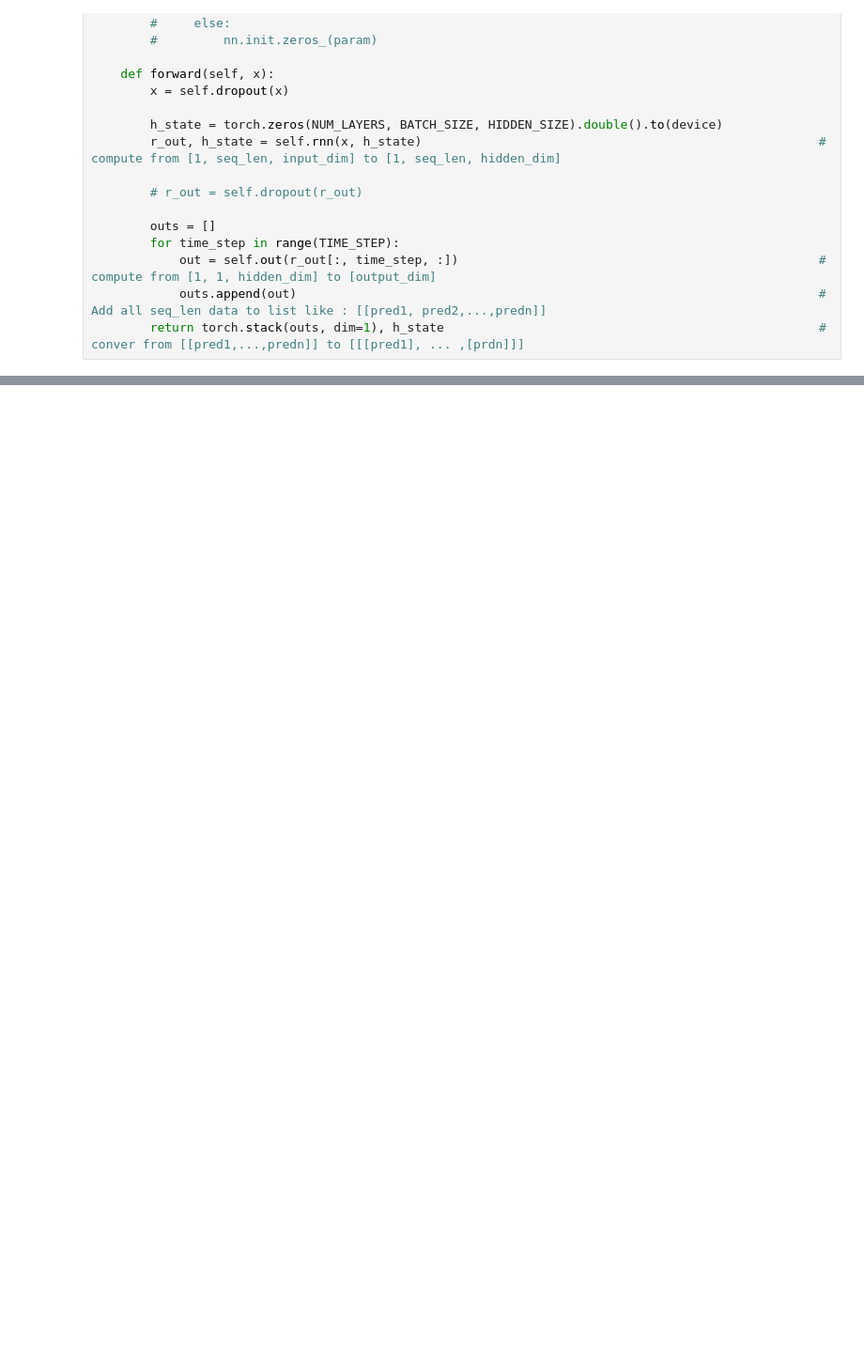
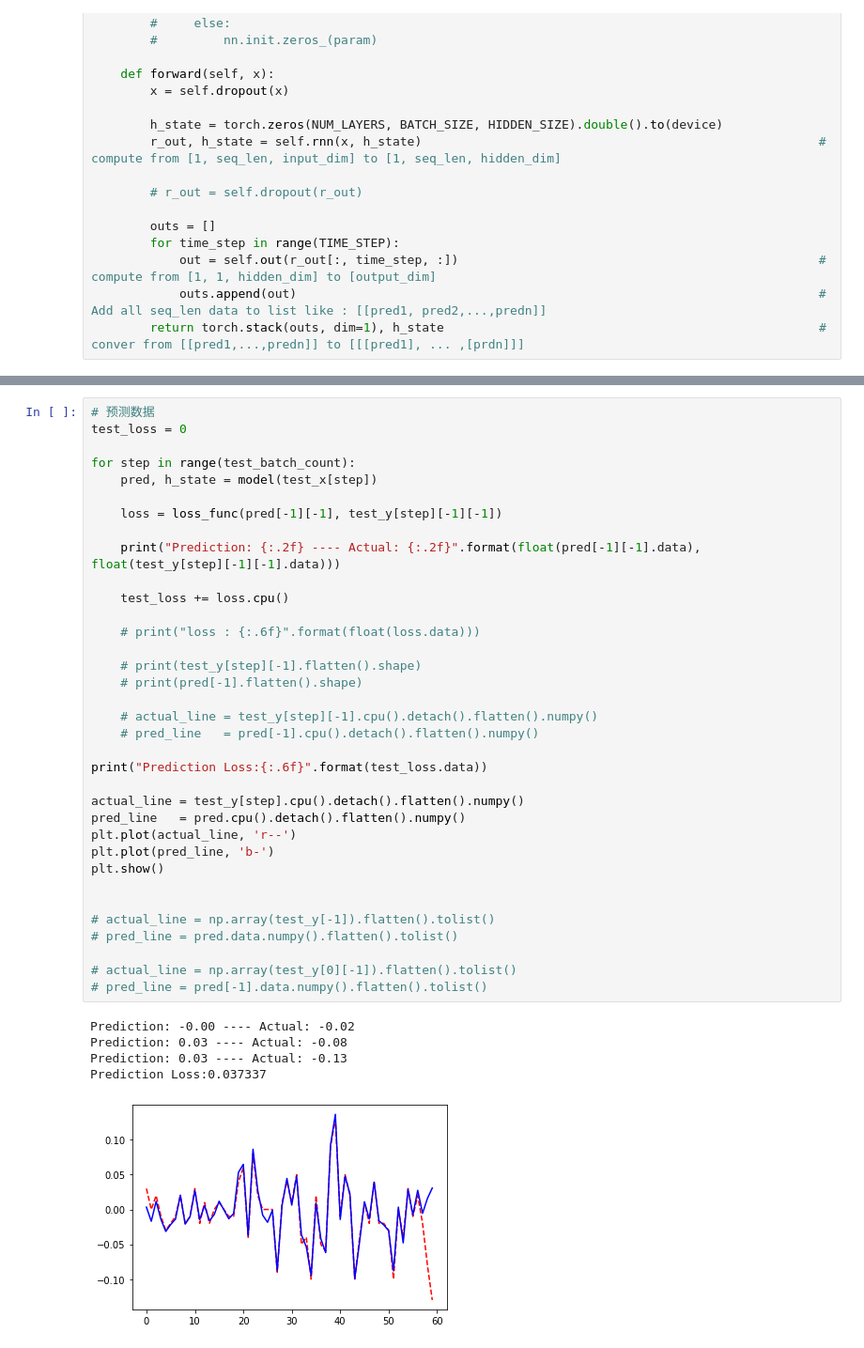
Before and after one commit to matrixleon18/SHUFE, a Jupyter notebook: jupyterlab/Model_RNN.ipynb, the cells around one changed output, grey strips where cells are left out. Shown at 94% size. Cells and saved outputs as stored; diff of their text form; blank space fills up the shorter version.

```diff
--- a/jupyterlab/Model_RNN.ipynb
+++ b/jupyterlab/Model_RNN.ipynb
@@ -231,0 +238,41 @@ loss : 0.000297
+# %%
+# 预测数据
+test_loss = 0
+
+for step in range(test_batch_count):
+    pred, h_state = model(test_x[step])
+
+    loss = loss_func(pred[-1][-1], test_y[step][-1][-1])
+
+    print("Prediction: {:.2f} ---- Actual: {:.2f}".format(float(pred[-1][-1].data), float(test_y[step][-1][-1].data)))
+
+    test_loss += loss.cpu()
+
+    # print("loss : {:.6f}".format(float(loss.data)))
+
+    # print(test_y[step][-1].flatten().shape)
+    # print(pred[-1].flatten().shape)
+
+    # actual_line = test_y[step][-1].cpu().detach().flatten().numpy()
+    # pred_line   = pred[-1].cpu().detach().flatten().numpy()
+
+print("Prediction Loss:{:.6f}".format(test_loss.data))
+
+actual_line = test_y[step].cpu().detach().flatten().numpy()
+pred_line   = pred.cpu().detach().flatten().numpy()
+plt.plot(actual_line, 'r--')
+plt.plot(pred_line, 'b-')
+plt.show()
+
+
+# actual_line = np.array(test_y[-1]).flatten().tolist()
+# pred_line = pred.data.numpy().flatten().tolist()
+
+# actual_line = np.array(test_y[0][-1]).flatten().tolist()
+# pred_line = pred[-1].data.numpy().flatten().tolist()
+# %% [output]
+Prediction: -0.00 ---- Actual: -0.02
+Prediction: 0.03 ---- Actual: -0.08
+Prediction: 0.03 ---- Actual: -0.13
+Prediction Loss:0.037337
+[figure, added]
```
Also changed, not shown: parts of 5 cells of this notebook.
